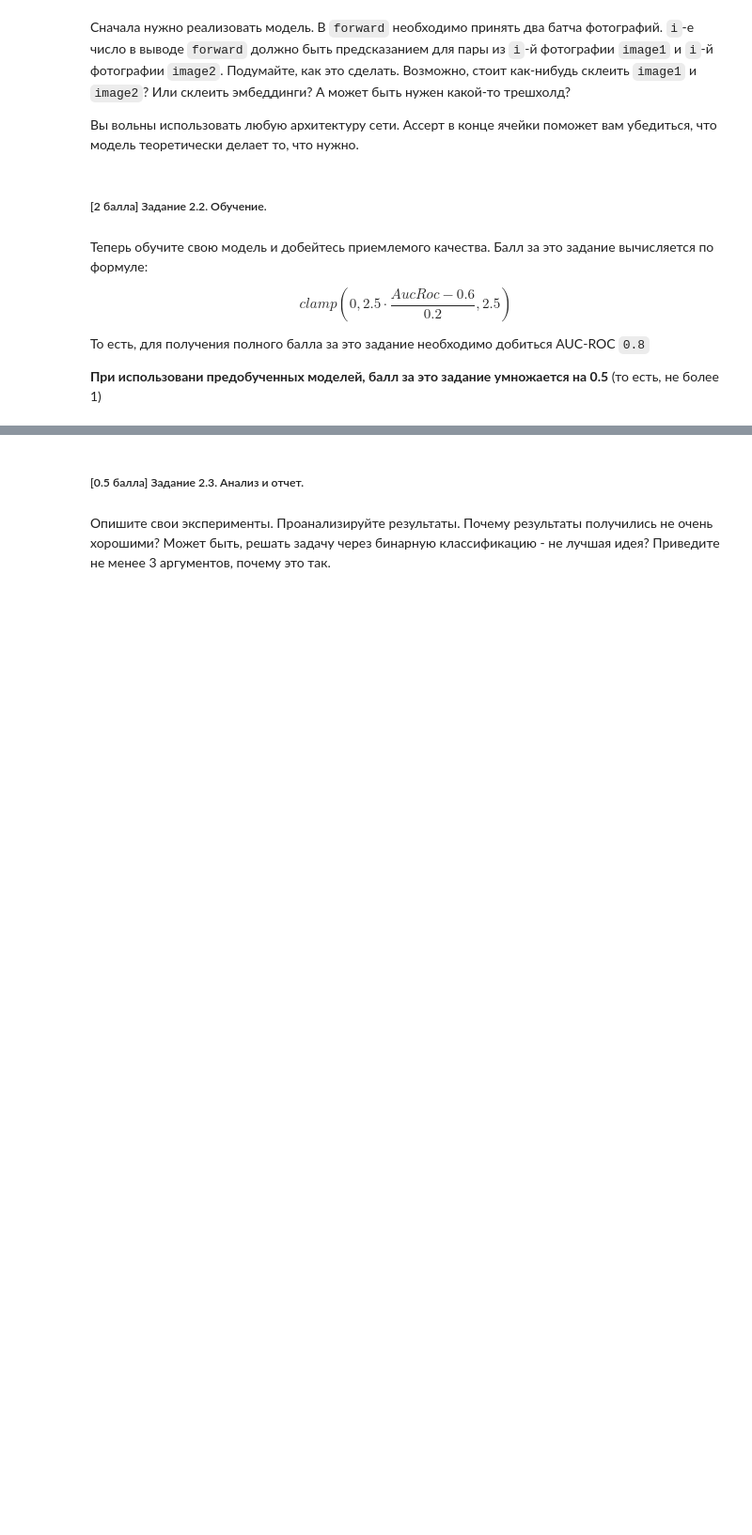
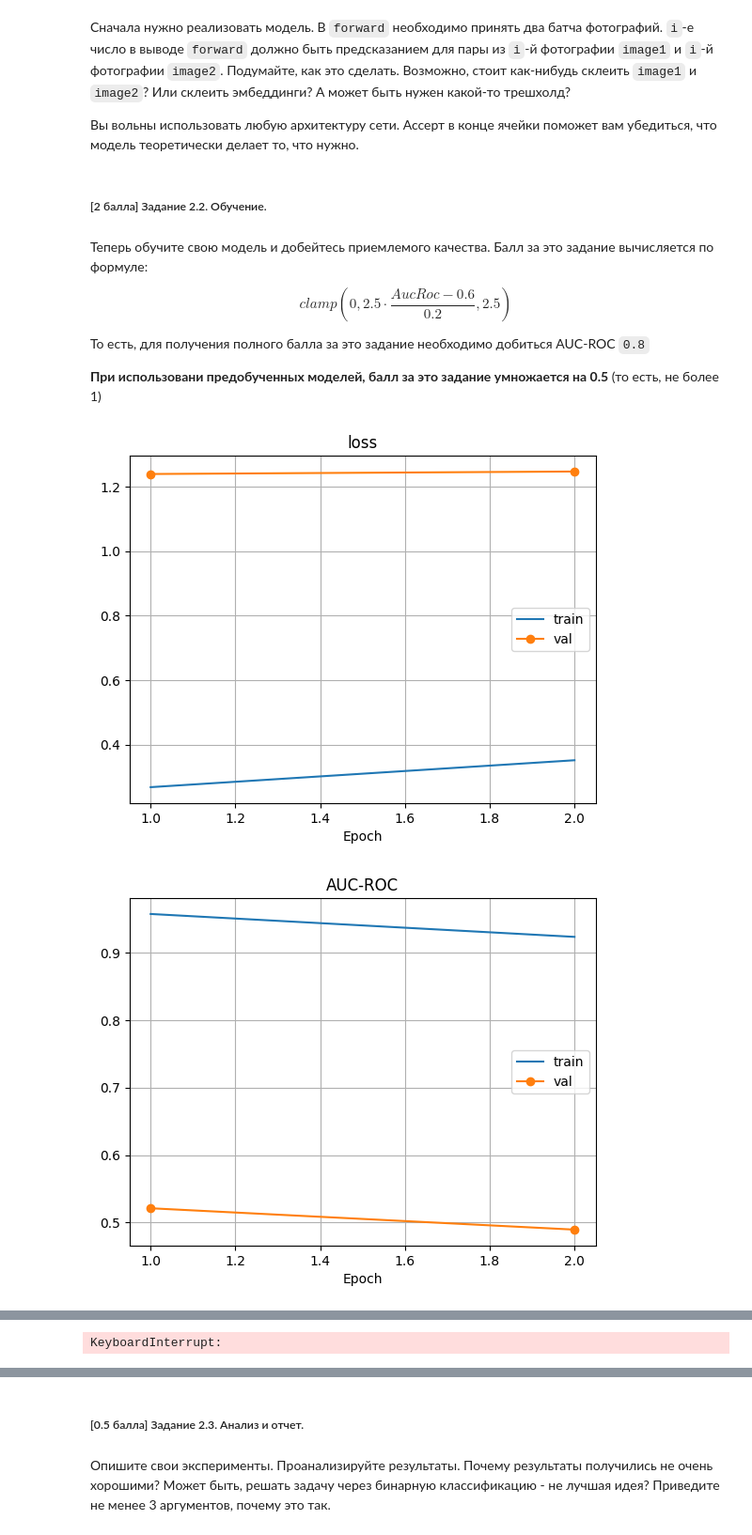
Before and after one commit to GeorgiyIshchenko/iad-deep-learning, a Jupyter notebook: 2025/homeworks/homework_02.ipynb, the cells around one changed output, grey strips where cells are left out. Shown: that part at 94% size. Drawn from its saved outputs; the diff is of its cells as text; code cells hidden in the pictures; blank space fills up the shorter version.

```diff
--- a/2025/homeworks/homework_02.ipynb
+++ b/2025/homeworks/homework_02.ipynb
@@ -397,9 +439,11 @@ def plot_time(time_log):
     plt.show()
 # %%
 import time
-from tqdm.auto import tqdm
+from tqdm.auto import tqdm as tqdm_auto
 from sklearn.metrics import roc_auc_score
 from IPython.display import clear_output
+
+# здесь тоже взял пайплайн семинара
 
 def train(model, criterion, optimizer, train_dataloader, val_dataloader, n_epochs, scheduler = None):
     train_loss_log, train_auc_log, val_loss_log, val_auc_log = [], [], [], []
@@ -412,7 +456,7 @@ def train(model, criterion, optimizer, train_dataloader, val_dataloader, n_epoch
         train_losses = []
         y_true_all, y_score_all = [], []
 
-        for img1, img2, labels in tqdm(
+        for img1, img2, labels in tqdm_auto(
             train_dataloader, desc=f"Training, epoch {epoch}", leave=False
         ):
             img1, img2 = img1.to(device), img2.to(device)
@@ -432,18 +476,14 @@ def train(model, criterion, optimizer, train_dataloader, val_dataloader, n_epoch
         y_true = torch.cat(y_true_all).numpy()
         y_score = torch.cat(y_score_all).numpy()
 
-        # один класс
-        try:
-            train_auc = float(roc_auc_score(y_true, y_score))
-        except ValueError:
-            train_auc = float("nan")
+        train_auc = float(roc_auc_score(y_true, y_score))
 
         model.eval()
         val_losses = []
         y_true_all, y_score_all = [], []
 
         with torch.no_grad():
-            for img1, img2, labels in tqdm(
+            for img1, img2, labels in tqdm_auto(
                 val_dataloader, desc=f"Validating, epoch {epoch}", leave=False
             ):
                 img1, img2 = img1.to(device), img2.to(device)
@@ -458,10 +498,7 @@ def train(model, criterion, optimizer, train_dataloader, val_dataloader, n_epoch
 
         y_true = torch.cat(y_true_all).numpy()
         y_score = torch.cat(y_score_all).numpy()
-        try:
-            val_auc = float(roc_auc_score(y_true, y_score))
-        except ValueError:
-            val_auc = float("nan")
+        val_auc = float(roc_auc_score(y_true, y_score))
 
         if scheduler is not None:
             scheduler.step()
@@ -486,7 +569,13 @@ def train(model, criterion, optimizer, train_dataloader, val_dataloader, n_epoch
 # %%
+NUM_EPOCH = 10
+
 model = ClassificationNet().to(device)
 criterion = torch.nn.BCEWithLogitsLoss()
 optimizer = torch.optim.Adam(model.parameters(), lr=3e-4, weight_decay=1e-4)
-scheduler = torch.optim.lr_scheduler.CosineAnnealingLR(optimizer, T_max=train_pairs_sampler._len)
+scheduler = torch.optim.lr_scheduler.CosineAnnealingLR(optimizer, T_max=NUM_EPOCH)
 
-train(model, criterion, optimizer, train_pairs_loader, test_pairs_loader, 10, scheduler)
+set_random_seed()
+train(model, criterion, optimizer, train_pairs_loader, val_pairs_loader, NUM_EPOCH, scheduler)
+# %% [output]
+[figure, added]
+[figure, added]
@@ -493,3 +587,4 @@ train(model, criterion, optimizer, train_pairs_loader, test_pairs_loader, 10, sc
+KeyboardInterrupt:
 # %%
 import tqdm
 
```
Also changed, not shown: parts of 25 cells of this notebook, 1 other file.
